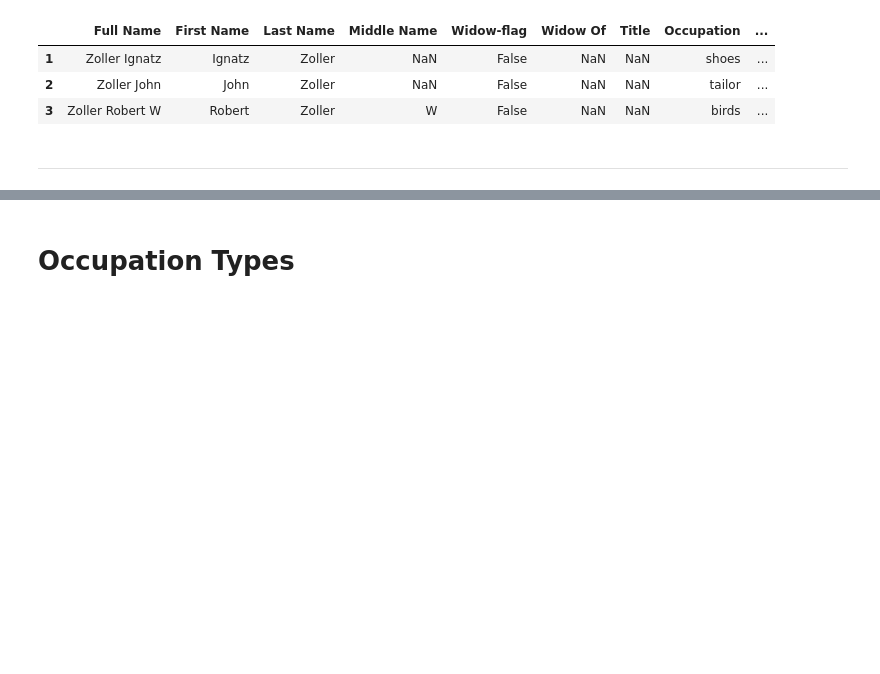
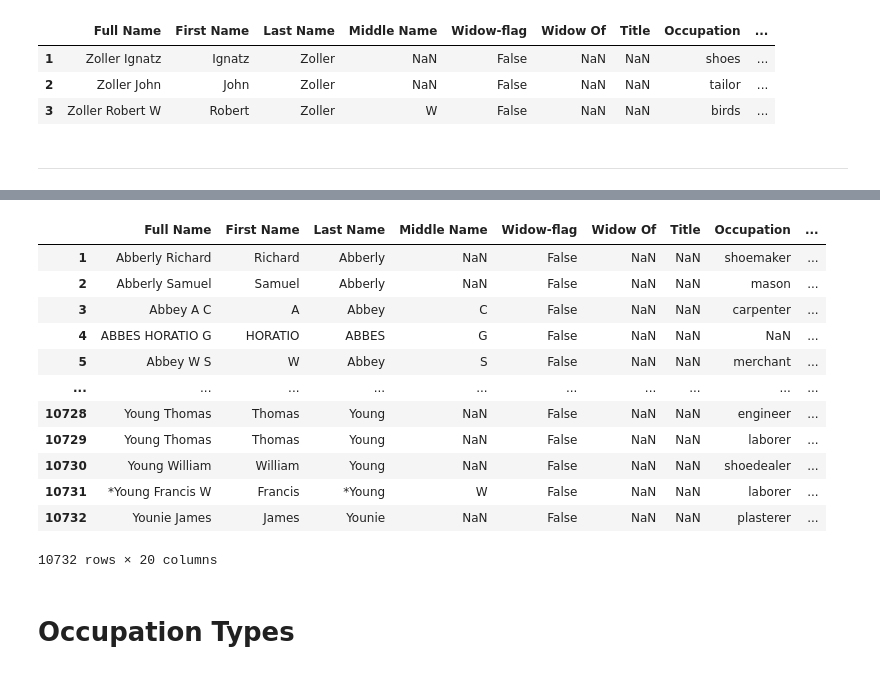
Before and after one commit to CenterForSpatialResearch/hnyc_cd_processing, a Jupyter notebook: EDA.ipynb, the cells around one changed output, grey strips where cells are left out. Saved outputs shown, nothing was run; the diff lists cells and outputs as text; code cells hidden in the pictures; blank space fills up the shorter version.

```diff
--- a/EDA.ipynb
+++ b/EDA.ipynb
@@ -273,3 +315,19 @@ output_1880.head(3)
+# %%
+output_1850_bk
+# %% [output]
+|  | Full Name | First Name | Last Name | Middle Name | Widow-flag | Widow Of | Title | Occupation | ... |
+| 1 | Abberly Richard | Richard | Abberly | NaN | False | NaN | NaN | shoemaker | ... |
+| 2 | Abberly Samuel | Samuel | Abberly | NaN | False | NaN | NaN | mason | ... |
+| 3 | Abbey A C | A | Abbey | C | False | NaN | NaN | carpenter | ... |
+| 4 | ABBES HORATIO G | HORATIO | ABBES | G | False | NaN | NaN | NaN | ... |
+| 5 | Abbey W S | W | Abbey | S | False | NaN | NaN | merchant | ... |
+| ... | ... | ... | ... | ... | ... | ... | ... | ... | ... |
+| 10728 | Young Thomas | Thomas | Young | NaN | False | NaN | NaN | engineer | ... |
+| 10729 | Young Thomas | Thomas | Young | NaN | False | NaN | NaN | laborer | ... |
+| 10730 | Young William | William | Young | NaN | False | NaN | NaN | shoedealer | ... |
+| 10731 | *Young Francis W | Francis | *Young | W | False | NaN | NaN | laborer | ... |
+| 10732 | Younie James | James | Younie | NaN | False | NaN | NaN | plasterer | ... |
+10732 rows × 20 columns
 # %% [markdown]
 # Occupation Types
 # %% [markdown]
```
Also changed, not shown: parts of 19 cells of this notebook, 1 other file.
